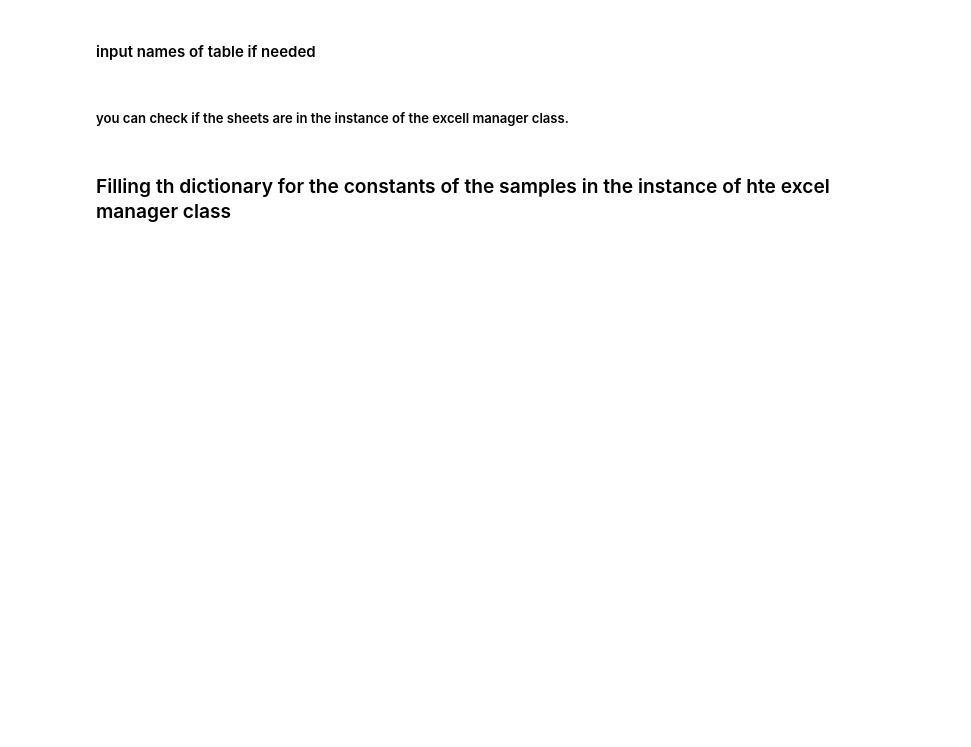
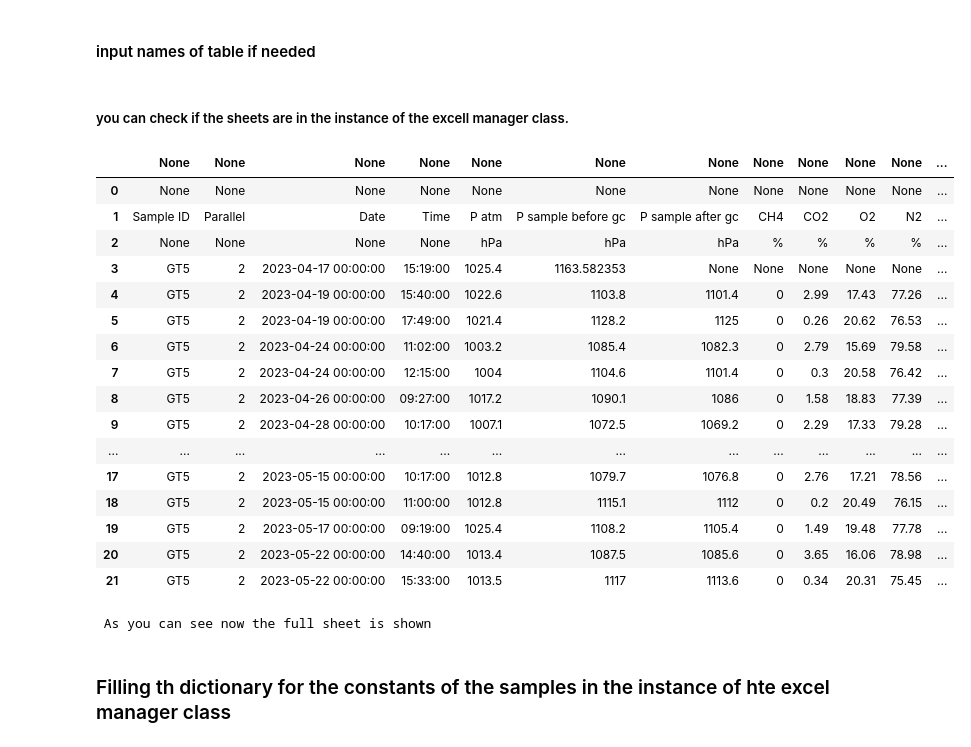
Before and after one commit to RGrobben/Excell_and_Data_Frames_for_Gas_Respiration_tests, a Jupyter notebook: Run/running_sheet_with_given_layout.ipynb, the cells around one changed output. Cells and saved outputs as stored; diff of their text form; code cells hidden in the pictures; blank space fills up the shorter version.

```diff
--- a/Run/running_sheet_with_given_layout.ipynb
+++ b/Run/running_sheet_with_given_layout.ipynb
@@ -7,7 +5,7 @@ Unexpected exception formatting exception. Falling back to standard exception
 # %% [markdown]
 # Make a COPY before you run the script
 # %%
-path_input_excel = r"C:\Users\robbe\Downloads\python\given layout sheet\given_layout_sheet_01.xlsx"
+path_input_excel = r"C:\Users\robbe\Downloads\python\given layout sheet\given_layout_sheet_02.xlsx"
 
 #make instance of excel manger
 manager = ExcelManager(path_input_excel)
@@ -30,10 +30,29 @@ basic_column_names = ['Sample ID', 'Parallel', 'Date', 'Time', 'P atm [hPa]', 'P
 ##### you can check if the sheets are in the instance of the excell manager class.
 # %%
 # check if you can see the data_frame
-full_sheet = manager.load_sheet_table(sheet_name="GT1.1", start_row=9)
+full_sheet = manager.load_sheet_table(sheet_name="GT5.2", start_row=9)
 
 display(full_sheet)
 print(f' As you can see now the full sheet is shown')
+# %% [output]
+|  | None | None | None | None | None | None | None | None | None | None | None | ... |
+| 0 | None | None | None | None | None | None | None | None | None | None | None | ... |
+| 1 | Sample ID | Parallel | Date | Time | P atm | P sample before gc | P sample after gc | CH4 | CO2 | O2 | N2 | ... |
+| 2 | None | None | None | None | hPa | hPa | hPa | % | % | % | % | ... |
+| 3 | GT5 | 2 | 2023-04-17 00:00:00 | 15:19:00 | 1025.4 | 1163.582353 | None | None | None | None | None | ... |
+| 4 | GT5 | 2 | 2023-04-19 00:00:00 | 15:40:00 | 1022.6 | 1103.8 | 1101.4 | 0 | 2.99 | 17.43 | 77.26 | ... |
+| 5 | GT5 | 2 | 2023-04-19 00:00:00 | 17:49:00 | 1021.4 | 1128.2 | 1125 | 0 | 0.26 | 20.62 | 76.53 | ... |
+| 6 | GT5 | 2 | 2023-04-24 00:00:00 | 11:02:00 | 1003.2 | 1085.4 | 1082.3 | 0 | 2.79 | 15.69 | 79.58 | ... |
+| 7 | GT5 | 2 | 2023-04-24 00:00:00 | 12:15:00 | 1004 | 1104.6 | 1101.4 | 0 | 0.3 | 20.58 | 76.42 | ... |
+| 8 | GT5 | 2 | 2023-04-26 00:00:00 | 09:27:00 | 1017.2 | 1090.1 | 1086 | 0 | 1.58 | 18.83 | 77.39 | ... |
+| 9 | GT5 | 2 | 2023-04-28 00:00:00 | 10:17:00 | 1007.1 | 1072.5 | 1069.2 | 0 | 2.29 | 17.33 | 79.28 | ... |
+| ... | ... | ... | ... | ... | ... | ... | ... | ... | ... | ... | ... | ... |
+| 17 | GT5 | 2 | 2023-05-15 00:00:00 | 10:17:00 | 1012.8 | 1079.7 | 1076.8 | 0 | 2.76 | 17.21 | 78.56 | ... |
+| 18 | GT5 | 2 | 2023-05-15 00:00:00 | 11:00:00 | 1012.8 | 1115.1 | 1112 | 0 | 0.2 | 20.49 | 76.15 | ... |
+| 19 | GT5 | 2 | 2023-05-17 00:00:00 | 09:19:00 | 1025.4 | 1108.2 | 1105.4 | 0 | 1.49 | 19.48 | 77.78 | ... |
+| 20 | GT5 | 2 | 2023-05-22 00:00:00 | 14:40:00 | 1013.4 | 1087.5 | 1085.6 | 0 | 3.65 | 16.06 | 78.98 | ... |
+| 21 | GT5 | 2 | 2023-05-22 00:00:00 | 15:33:00 | 1013.5 | 1117 | 1113.6 | 0 | 0.34 | 20.31 | 75.45 | ... |
+ As you can see now the full sheet is shown
 # %% [markdown]
 ### Filling th dictionary for the constants of the samples  in the instance of hte excel manager class
 # %%
```
Also changed, not shown: parts of 5 cells of this notebook, 2 other files.
